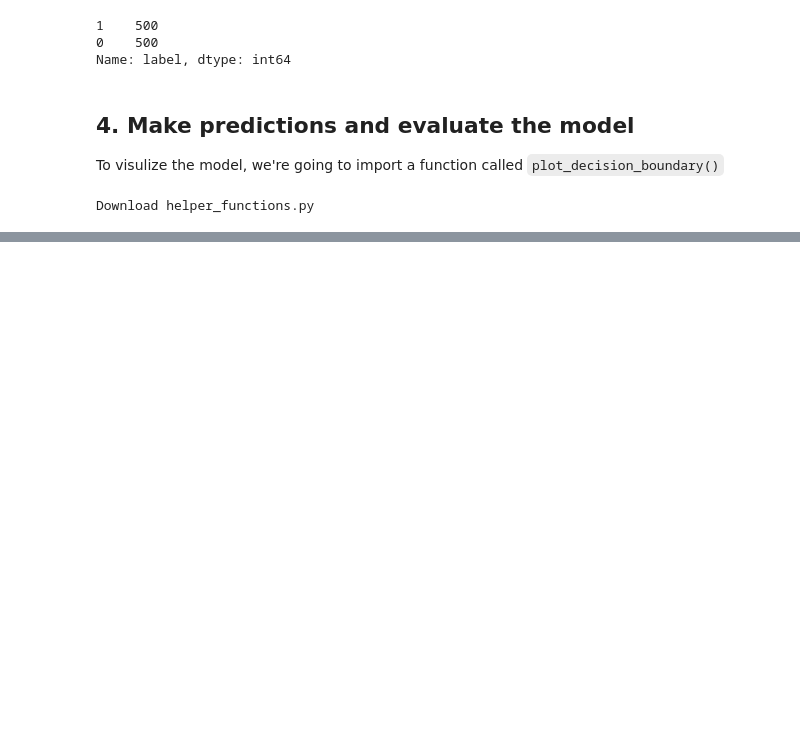
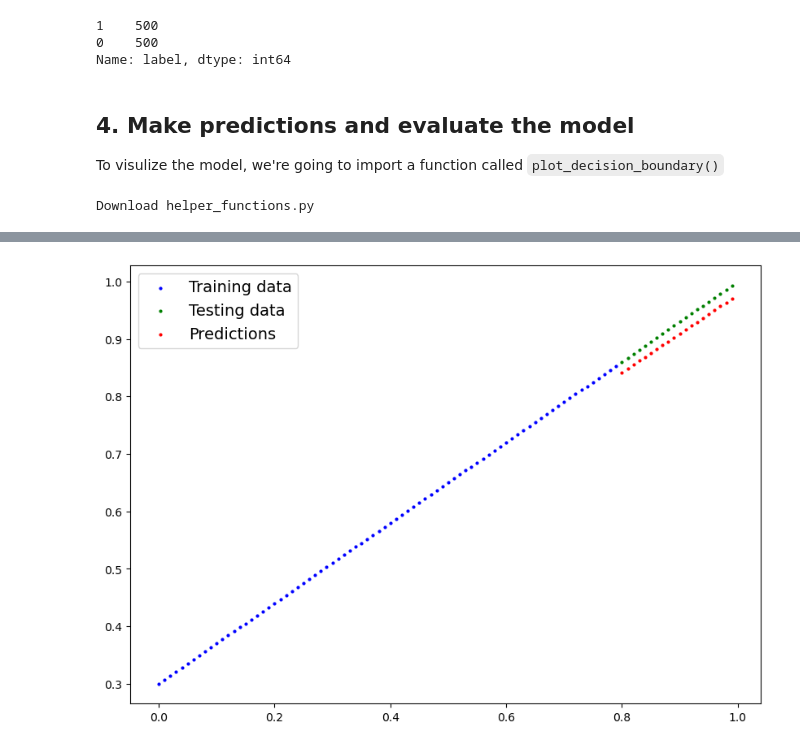
Before and after one commit to pjy0422/pytorch, a Jupyter notebook: pytorch_classification.ipynb, the cells around one changed output, grey strips where cells are left out. Saved outputs shown, nothing was run; the diff lists cells and outputs as text; code cells hidden in the pictures; blank space fills up the shorter version.

```diff
--- a/pytorch_classification.ipynb
+++ b/pytorch_classification.ipynb
@@ -400,0 +439,5 @@ Download helper_functions.py
+# %%
+# Create a loss function
+loss_fn = torch.nn.BCEWithLogitsLoss()
+# Create a optimizer
+optimizer = torch.optim.SGD(params = model_1.parameters(), lr = 0.01)
@@ -400,0 +561,5 @@ Download helper_functions.py
+# %%
+# loss and optimizer
+
+loss_fn = nn.L1Loss()
+optimizer = torch.optim.SGD(params = model_2.parameters(), lr= 0.01)
@@ -400,0 +570,28 @@ Download helper_functions.py
+# %%
+torch.manual_seed(42)
+torch.cuda.manual_seed(42)
+
+epochs = 10000
+
+# put the data on the target device
+X_train_regression,y_train_regression = X_train_regression.to(device),y_train_regression.to(device)
+X_test_regression,y_test_regression = X_test_regression.to(device),y_test_regression.to(device)
+
+# training
+
+for epoch in range(epochs):
+    model_2.train()
+    y_pred = model_2(X_train_regression)
+    loss = loss_fn(y_pred, y_train_regression)
+    optimizer.zero_grad()
+    loss.backward()
+    optimizer.step()
+
+    model_2.eval()
+    with torch.inference_mode():
+        test_pred = model_2(X_test_regression)
+        test_loss = loss_fn(test_pred, test_pred)
+
+
+    if epoch%100==0:
+        print(f"epoch: {epoch} | loss: {loss:.5f} | test loss: {loss:.5f}")
@@ -400,0 +616,9 @@ Download helper_functions.py
+# %%
+model_2.eval()
+
+with torch.inference_mode():
+    y_preds = model_2(X_test_regression)
+# %%
+plot_predictions(train_data=X_train_regression.cpu(),train_labels=y_train_regression.cpu(),test_data=X_test_regression.cpu(),test_labels=y_test_regression.cpu(),predictions=y_preds.cpu())
+# %% [output]
+[figure, added]
```
Also changed, not shown: parts of 36 cells of this notebook.
